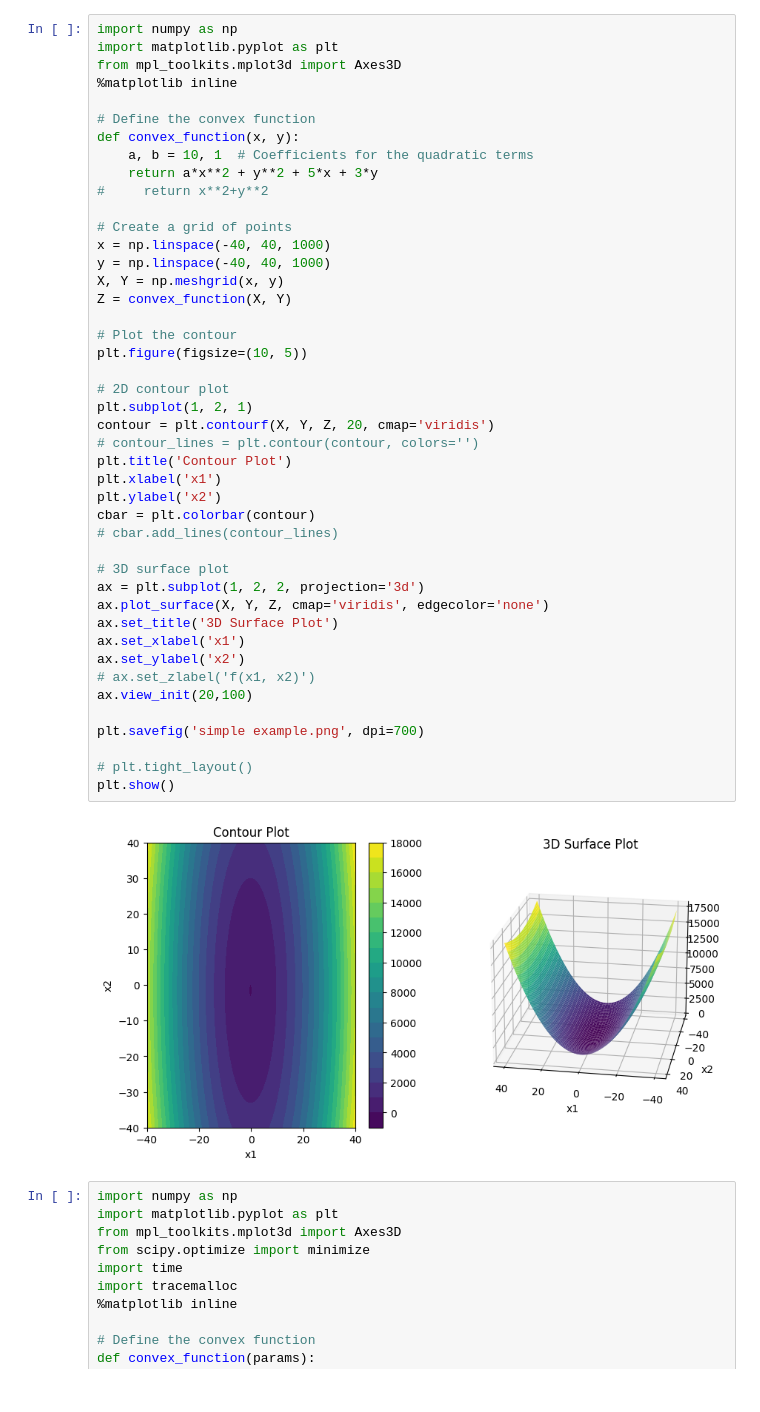
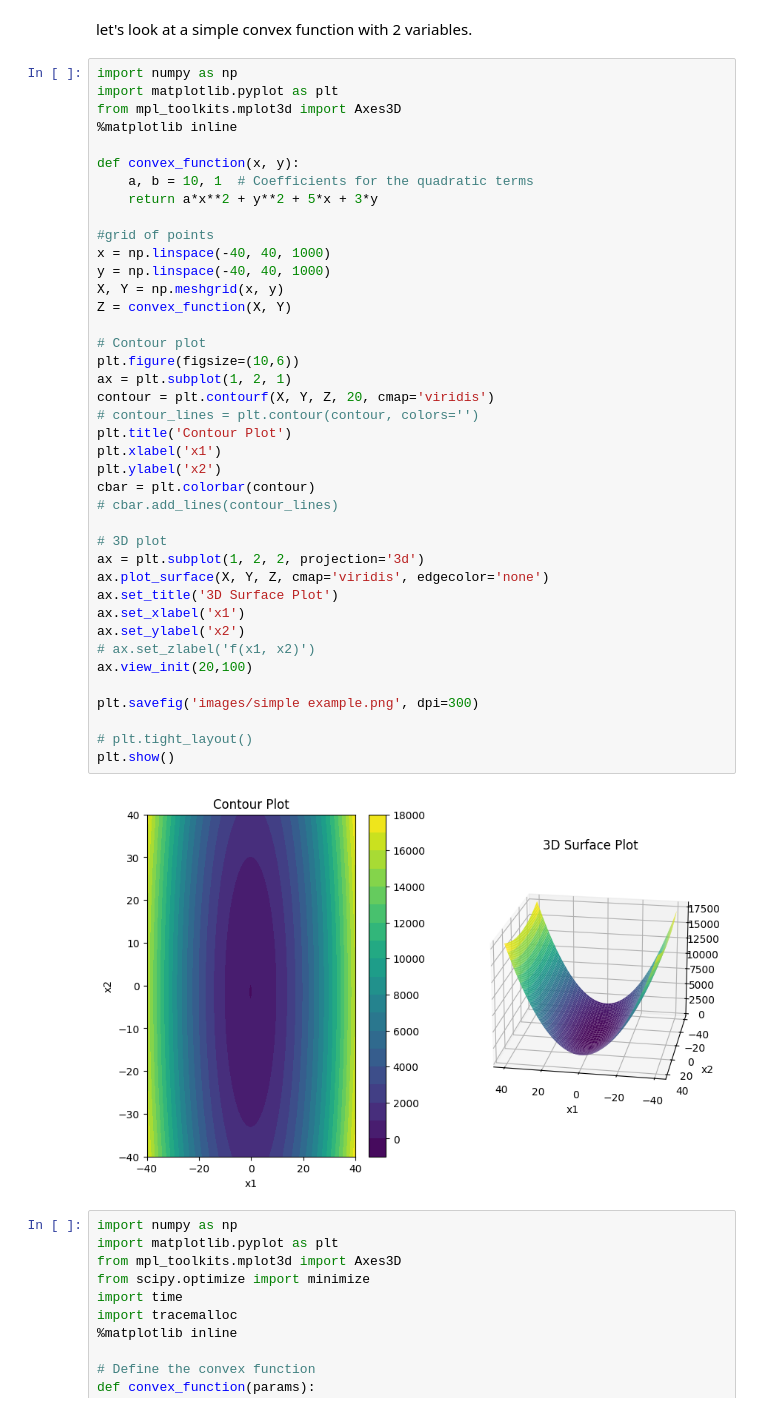
Before and after one commit to AkashHiregange/personal_projects, a Jupyter notebook: Optimization_algorithm_comparison/optimizers.ipynb, the cells around one changed output. Drawn from its saved outputs; the diff is of its cells as text.

Commit message:
Simple convex function with 2 variable implemented.

```diff
--- a/Optimization_algorithm_comparison/optimizers.ipynb
+++ b/Optimization_algorithm_comparison/optimizers.ipynb
@@ -6,49 +6,47 @@
+# %% [markdown]
+let's look at a simple convex function with 2 variables.
 # %%
 import numpy as np
 import matplotlib.pyplot as plt
 from mpl_toolkits.mplot3d import Axes3D
 %matplotlib inline
 
-# Define the convex function
 def convex_function(x, y):
     a, b = 10, 1  # Coefficients for the quadratic terms
     return a*x**2 + y**2 + 5*x + 3*y
-#     return x**2+y**2
 
-# Create a grid of points
+#grid of points
 x = np.linspace(-40, 40, 1000)
 y = np.linspace(-40, 40, 1000)
 X, Y = np.meshgrid(x, y)
 Z = convex_function(X, Y)
 
-# Plot the contour
-plt.figure(figsize=(10, 5))
-
-# 2D contour plot
-plt.subplot(1, 2, 1)
+# Contour plot
+plt.figure(figsize=(10,6))
+ax = plt.subplot(1, 2, 1)
 contour = plt.contourf(X, Y, Z, 20, cmap='viridis')
 # contour_lines = plt.contour(contour, colors='')
 plt.title('Contour Plot')
 plt.xlabel('x1')
 plt.ylabel('x2')
 cbar = plt.colorbar(contour)
 # cbar.add_lines(contour_lines)
 
-# 3D surface plot
+# 3D plot
 ax = plt.subplot(1, 2, 2, projection='3d')
 ax.plot_surface(X, Y, Z, cmap='viridis', edgecolor='none')
 ax.set_title('3D Surface Plot')
 ax.set_xlabel('x1')
 ax.set_ylabel('x2')
 # ax.set_zlabel('f(x1, x2)')
 ax.view_init(20,100)
 
-plt.savefig('simple example.png', dpi=700)
+plt.savefig('images/simple example.png', dpi=300)
 
 # plt.tight_layout()
 plt.show()
 # %% [output]
-[figure, old version]
+[figure, new version]
 # %%
 import numpy as np
 import matplotlib.pyplot as plt
```
Also changed, not shown: parts of 4 cells of this notebook, 1 other file.
